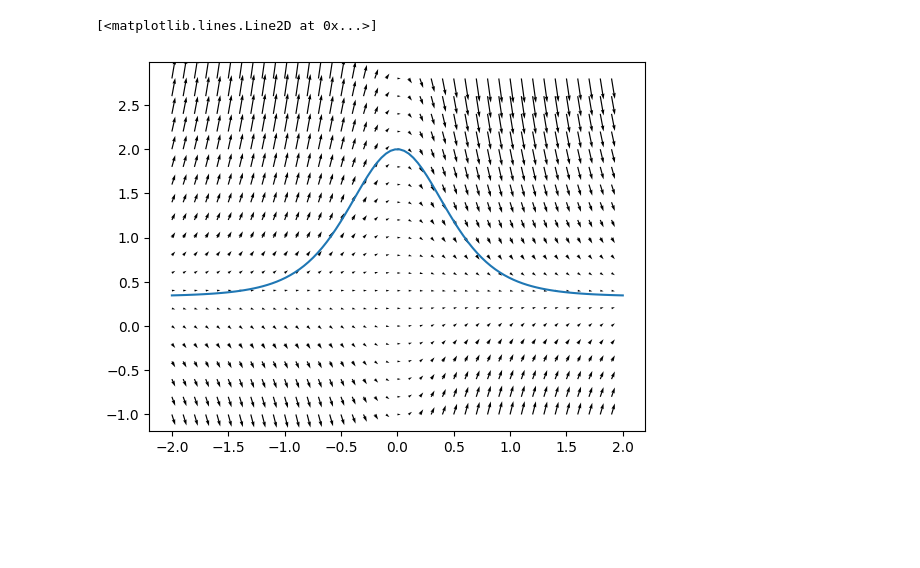
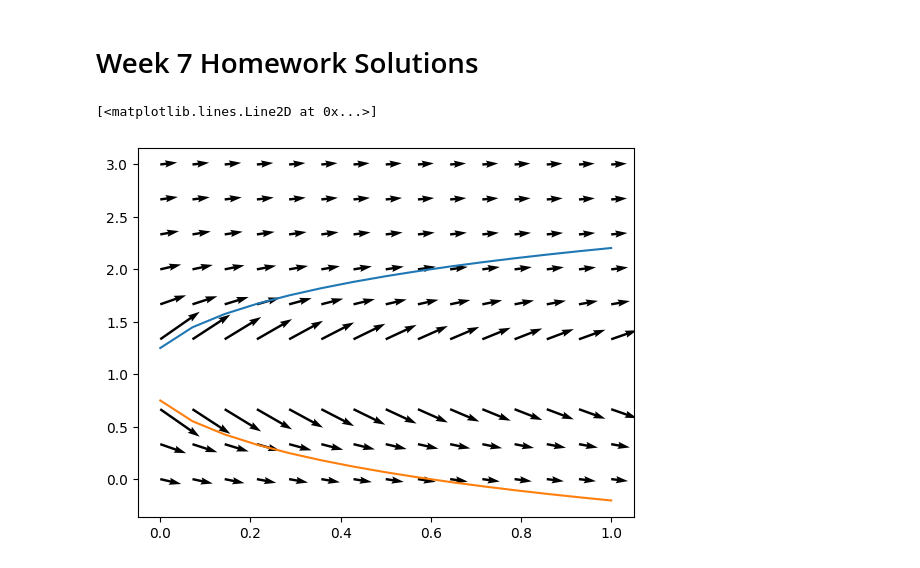
Before and after one commit to UCLNatSci/Mathematics-for-Natural-Sciences, a Jupyter notebook: python_book/7_odes_1/hw_aitthsg45.ipynb, the cells around one changed output. Cells and saved outputs as stored; diff of their text form; code cells hidden in the pictures; blank space fills up the shorter version.

```diff
--- a/python_book/7_odes_1/hw_aitthsg45.ipynb
+++ b/python_book/7_odes_1/hw_aitthsg45.ipynb
@@ -16,14 +1,25 @@ plt.plot(xp, yp)
-# %%
-
-
-x,y = np.meshgrid(np.arange(-2,2,.1),np.arange(-1,3,.2))
-dy_by_dx = (2*x - 6*x*y)/(1 + x**2)
-plt.quiver(x,y,1,dy_by_dx)
-
-xp = np.linspace(-2, 2, 100)
-yp = 1/3 + (5/3) / ((1 + xp**2)**3)
-
-plt.plot(xp, yp)
-# %% [output]
-[<matplotlib.lines.Line2D at 0x...>]
-[figure, removed]
+# %% [markdown]
+# Week 7 Homework Solutions
+# %%
+import numpy as np
+import matplotlib.pyplot as plt
+
+x = np.linspace(0,1,15)
+y = np.linspace(0,3,10)
+
+X, Y = np.meshgrid(x, y)
+
+dy = 1/((Y-1)*(X+1)) # y-length of arrow is dy/dx = X - Y
+dx = np.ones(dy.shape) # x-length of arrow is 1
+
+plt.quiver(X, Y, dx, dy, angles="xy")
+
+y1 = 1 + np.sqrt(1/16 + 2 * np.log(x + 1))
+
+plt.plot(x, y1)
+
+y2 = 1 - np.sqrt(1/16 + 2 * np.log(x + 1))
+plt.plot(x, y2)
+# %% [output]
+[<matplotlib.lines.Line2D at 0x...>]
+[figure, added]
```
Also changed, not shown: parts of 2 cells of this notebook, 11 other files.
